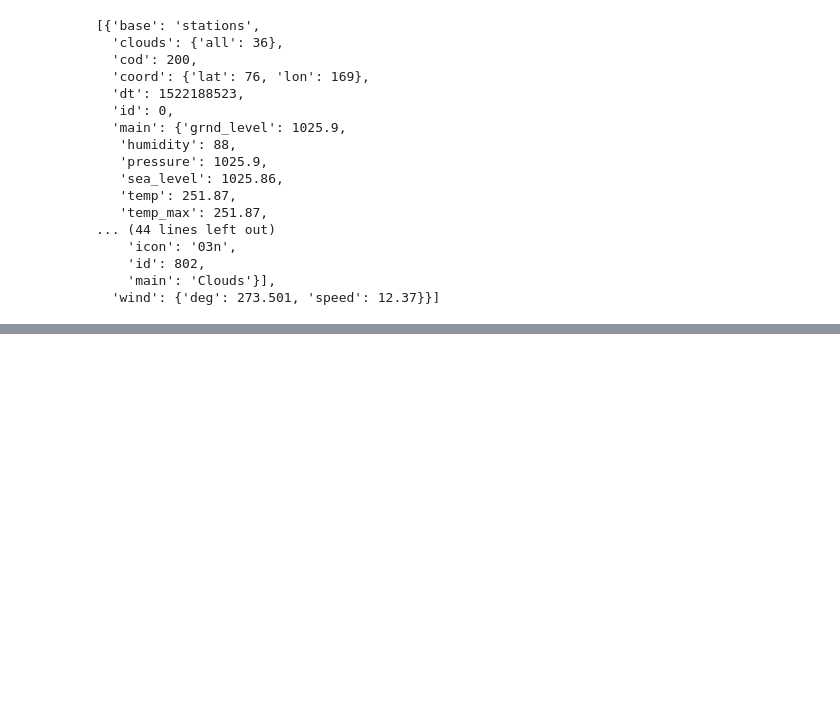
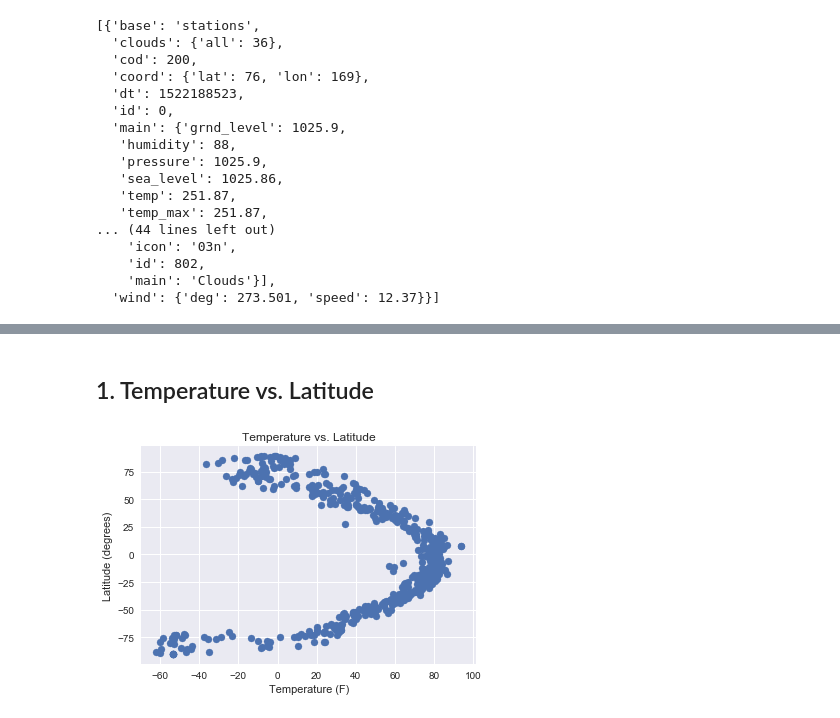
Before and after one commit to rpalo/tutoring-weather-example, a Jupyter notebook: weather.ipynb, the cells around one changed output, grey strips where cells are left out. Saved outputs shown, nothing was run; the diff lists cells and outputs as text; code cells hidden in the pictures; blank space fills up the shorter version.

```diff
--- a/weather.ipynb
+++ b/weather.ipynb
@@ -109,3 +119,26 @@ test_results
 # Commenting out so I don't accidentally overwrite my data
 # with open("weather.json", "w") as outfile:
 #     json.dump(full_results, outfile)
+# %%
+def k_to_f(temp):
+    """Converts a Kelvin temperature to Fahrenheit"""
+    return temp * 9/5 - 459.67
+
+def mps_to_mph(speed):
+    """converts meters per second to miles per hour"""
+    return speed * 2.23694
+# %%
+important_json_data = []
+for point in full_results:
+    lat = point['coord']['lat']
+    long = point['coord']['lon']
+    temp = k_to_f(point['main']['temp'])
+    humidity = point['main']['humidity']
+    cloudiness = point['clouds']['all']
+    wind = mps_to_mph(point['wind']['speed'])
+    important_json_data.append([
+        lat, long, temp, humidity, cloudiness, wind
+    ])
+weather_df = pd.DataFrame(important_json_data)
+weather_df.columns = ["lat", "long", "temp", "humidity", "clouds", "wind"]
+weather_df.head()
@@ -111,0 +155,10 @@ test_results
+# %% [markdown]
+## 1. Temperature vs. Latitude
+# %%
+plt.scatter(weather_df.temp, weather_df.lat)
+plt.xlabel("Temperature (F)")
+plt.ylabel("Latitude (degrees)")
+plt.title("Temperature vs. Latitude")
+plt.show()
+# %% [output]
+[figure, added]
```
Also changed, not shown: parts of 18 cells of this notebook, 10 other files.
